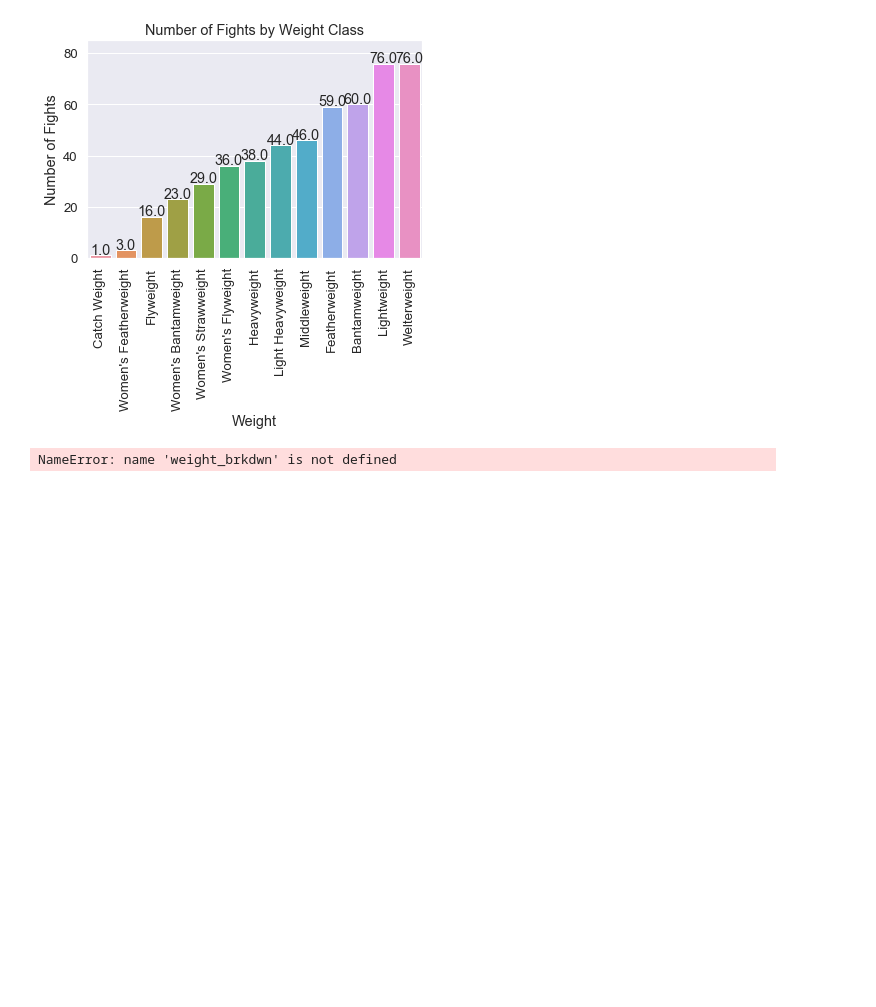
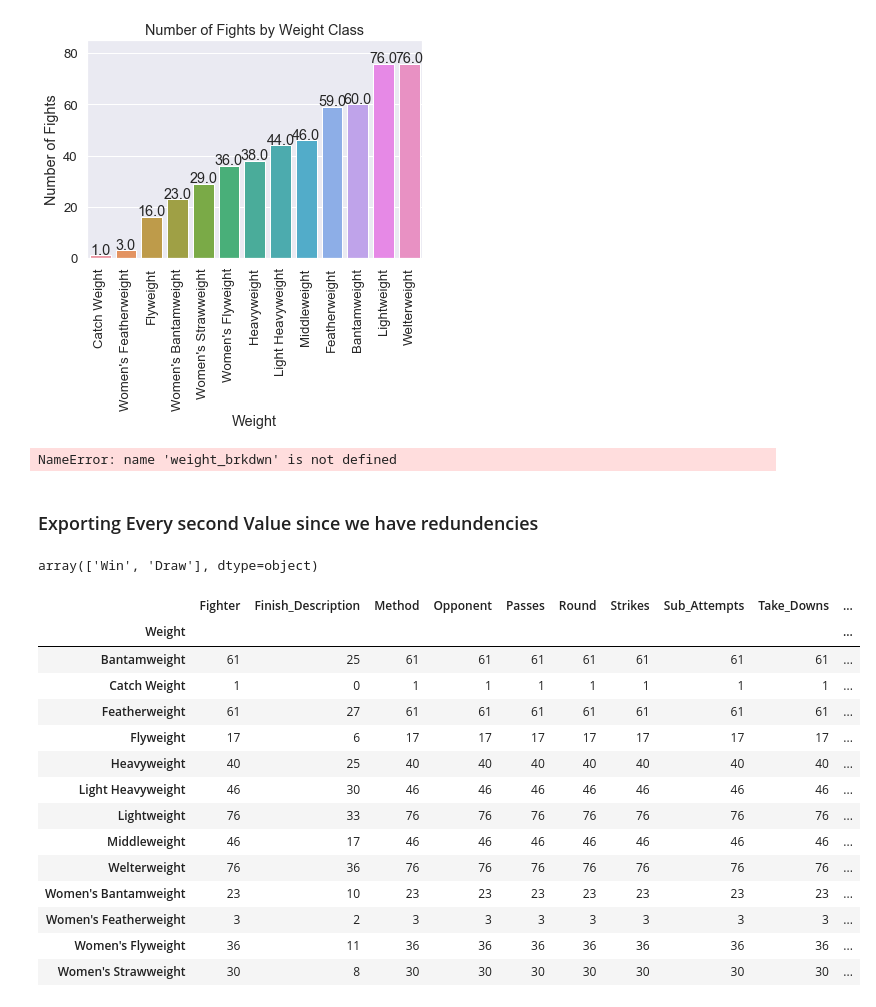
Before and after one commit to Daylen-Mackey/UFC-2019-In-Review, a Jupyter notebook: Web Scraping.ipynb, the cells around one changed output. Cells and saved outputs as stored; diff of their text form; code cells hidden in the pictures; blank space fills up the shorter version.

```diff
--- a/Web Scraping.ipynb
+++ b/Web Scraping.ipynb
@@ -260,3 +285,5 @@ with sns.axes_style('dark'):
 #     g.set_xticklabels(step=5)
 # %% [output]
 NameError: name 'weight_brkdwn' is not defined
+# %% [markdown]
+### Exporting Every second Value since we have redundencies
@@ -262,0 +296,22 @@ NameError: name 'weight_brkdwn' is not defined
+# %%
+evens.WL.unique()
+# %% [output]
+array(['Win', 'Draw'], dtype=object)
+# %%
+evens.groupby('Weight').count()
+# %% [output]
+|  | Fighter | Finish_Description | Method | Opponent | Passes | Round | Strikes | Sub_Attempts | Take_Downs | ... |
+| Weight |  |  |  |  |  |  |  |  |  | ... |
+| Bantamweight | 61 | 25 | 61 | 61 | 61 | 61 | 61 | 61 | 61 | ... |
+| Catch Weight | 1 | 0 | 1 | 1 | 1 | 1 | 1 | 1 | 1 | ... |
+| Featherweight | 61 | 27 | 61 | 61 | 61 | 61 | 61 | 61 | 61 | ... |
+| Flyweight | 17 | 6 | 17 | 17 | 17 | 17 | 17 | 17 | 17 | ... |
+| Heavyweight | 40 | 25 | 40 | 40 | 40 | 40 | 40 | 40 | 40 | ... |
+| Light Heavyweight | 46 | 30 | 46 | 46 | 46 | 46 | 46 | 46 | 46 | ... |
+| Lightweight | 76 | 33 | 76 | 76 | 76 | 76 | 76 | 76 | 76 | ... |
+| Middleweight | 46 | 17 | 46 | 46 | 46 | 46 | 46 | 46 | 46 | ... |
+| Welterweight | 76 | 36 | 76 | 76 | 76 | 76 | 76 | 76 | 76 | ... |
+| Women's Bantamweight | 23 | 10 | 23 | 23 | 23 | 23 | 23 | 23 | 23 | ... |
+| Women's Featherweight | 3 | 2 | 3 | 3 | 3 | 3 | 3 | 3 | 3 | ... |
+| Women's Flyweight | 36 | 11 | 36 | 36 | 36 | 36 | 36 | 36 | 36 | ... |
+| Women's Strawweight | 30 | 8 | 30 | 30 | 30 | 30 | 30 | 30 | 30 | ... |
```
Also changed, not shown: parts of 10 cells of this notebook, 14 other files.
